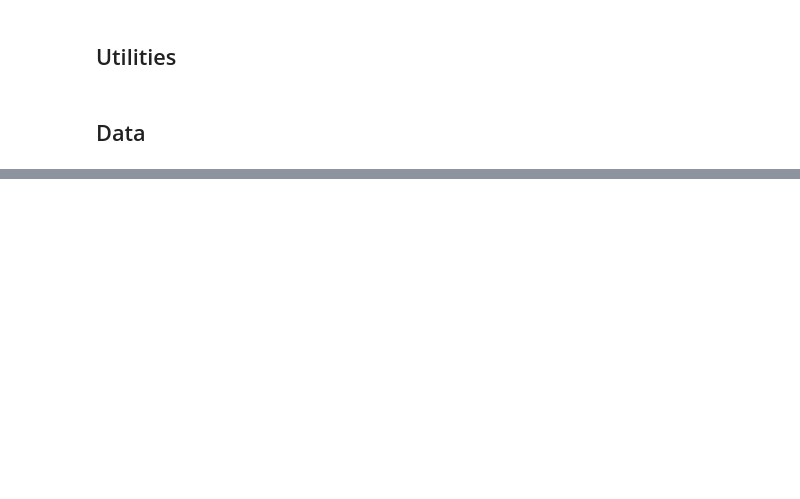
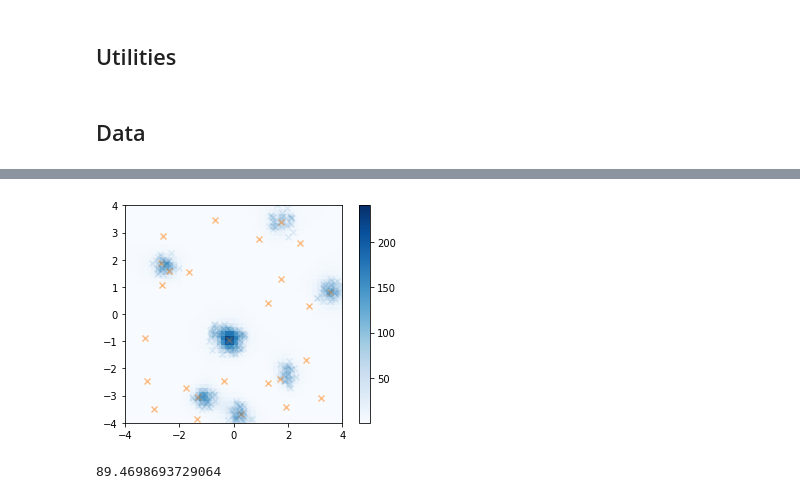
Before and after one commit to Goda-Research-Group/mlmc-model-evidence, a Jupyter notebook: notebooks/Cox_Process_modulated_by_GP.ipynb, the cells around one changed output, grey strips where cells are left out. Cells and saved outputs as stored; diff of their text form; code cells hidden in the pictures; blank space fills up the shorter version.

```diff
--- a/notebooks/Cox_Process_modulated_by_GP.ipynb
+++ b/notebooks/Cox_Process_modulated_by_GP.ipynb
@@ -132,14 +240,0 @@ def ELBO(y, theta, phi):
-# %%
-phi = {
-    'x_i': tf.Variable(x_sampler(30)),
-    'm': tf.Variable(np.zeros([30])),
-    'colS': tf.Variable(np.eye(30, dtype=np.float64))
-}
-theta = {
-    'beta': tf.Variable(1., dtype=tf.float64),
-    'alpha': tf.Variable(np.ones([2]), dtype=tf.float64),
-    'beta': tf.Variable(1., dtype=tf.float64),
-    'lambda0': tf.Variable(5., dtype=tf.float64),
-    'x_sampler': (lambda n: np.random.uniform(low=-4,high=4, size=n*2).reshape([n,2])),
-    'area': 8*8
-}
@@ -152,0 +241,20 @@ for i in range(100):
+# %%
+x1_heat = (np.linspace(start=-4,stop=4).reshape([1,50])*np.ones([50,1])).reshape([2500])
+x2_heat = np.repeat(np.linspace(start=-4,stop=4), 50)
+x_heat = np.array([x1_heat, x2_heat]).T
+mean_intensity = intensity(x_heat, theta, phi, config).numpy()
+# %%
+def heatmap2d(arr: np.ndarray):
+    plt.imshow(arr, cmap='Blues', extent=[-4,4,-4,4],origin='lower')#'viridis')
+    plt.colorbar()
+    plt.show()
+# %%
+plt.scatter(theta['x_i'][:,0], theta['x_i'][:,1], alpha=0.5, marker='x', c="C1")
+plt.scatter(x[:,0], x[:,1], alpha=0.1, marker='x', c='C0')
+heatmap2d(mean_intensity.reshape([50,50]))
+# %% [output]
+[figure, added]
+# %%
+mean_intensity.mean()*16
+# %% [output]
+89.4698693729064
```
Also changed, not shown: parts of 15 cells of this notebook, 1 other file.
